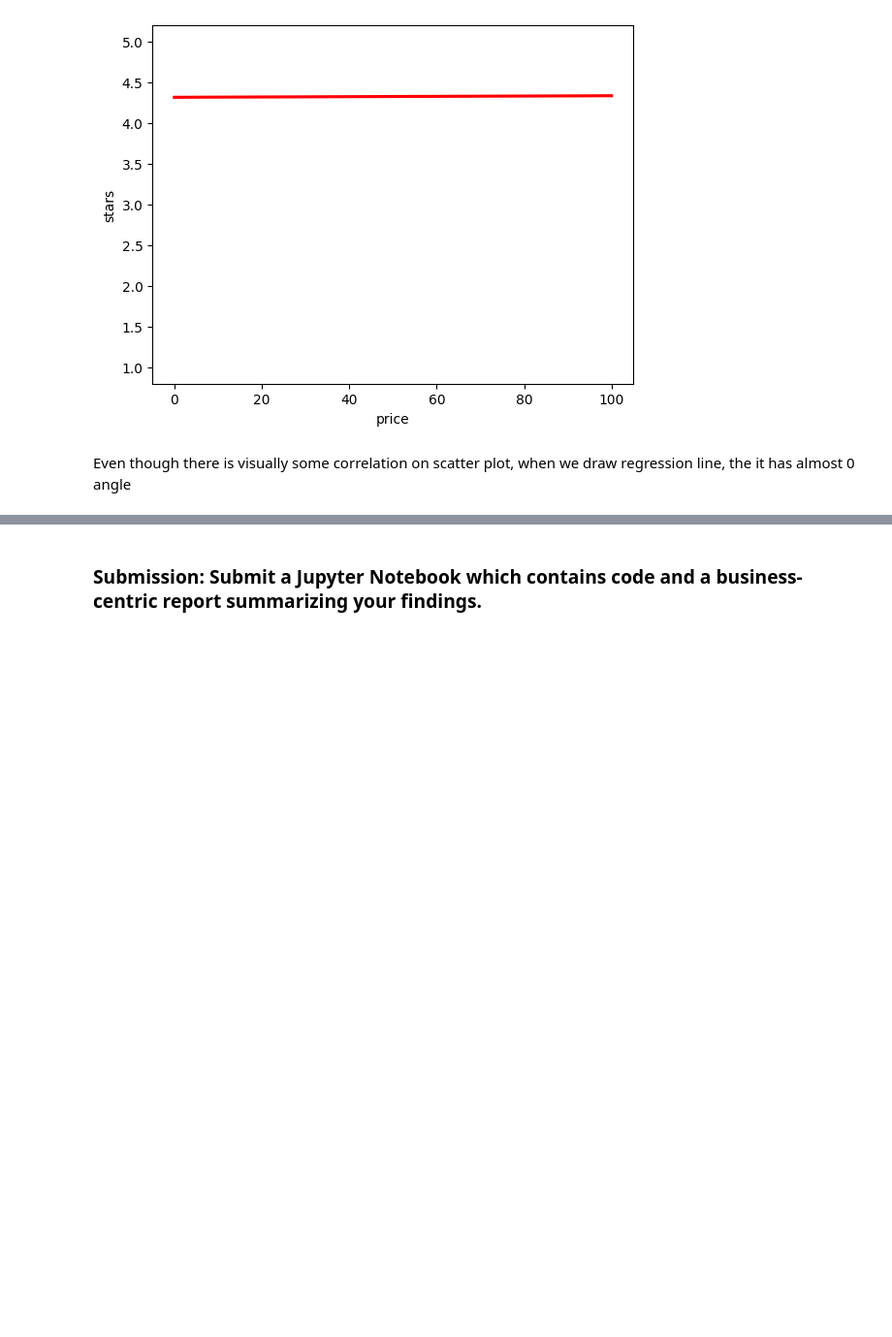
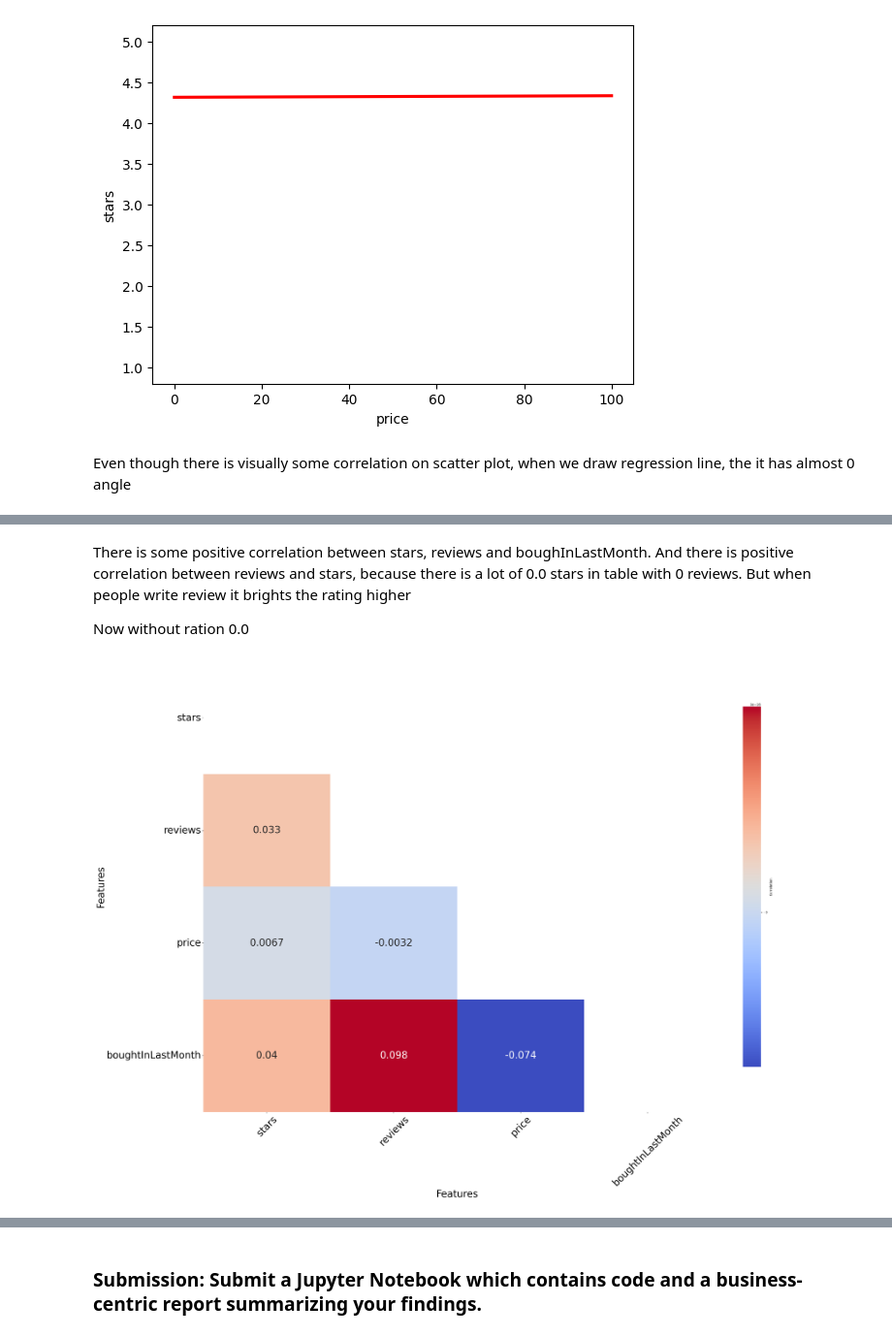
Before and after one commit to data-bootcamp-v4/lab-eda-bivariate, a Jupyter notebook: code.ipynb, the cells around one changed output, grey strips where cells are left out. Shown at 97% size. Cells and saved outputs as stored; diff of their text form; code cells hidden in the pictures; blank space fills up the shorter version.

```diff
--- a/code.ipynb
+++ b/code.ipynb
@@ -266,0 +310,35 @@ Even though there is visually some correlation on scatter plot, when we draw reg
+# %% [markdown]
+There is some positive correlation between stars, reviews and boughInLastMonth. And there is positive correlation between reviews and stars, because there is a lot of 0.0 stars in table with 0 reviews. But when people write review it brights the rating higher
+
+Now without ration 0.0
+# %%
+import numpy as np
+import matplotlib.pyplot as plt
+import seaborn as sns
+
+# Example correlation heatmap
+correlation_matrix = data_without_outliers_with_positive_stars[numerical_columns].corr()
+mask = np.triu(np.ones_like(correlation_matrix, dtype=bool))
+
+plt.figure(figsize=(35, 25))
+
+sns.heatmap(
+    correlation_matrix,
+    mask=mask,
+    annot=True,
+    cmap="coolwarm",
+    annot_kws={"size": 30},   # size of numbers inside the squares
+    cbar_kws={"label": "Correlation", "shrink": 0.8, "ticks": np.arange(-1, 1.1, 0.2)}
+)
+
+# Axis labels
+plt.xlabel("Features", fontsize=30)
+plt.ylabel("Features", fontsize=30)
+
+# Tick labels
+plt.xticks(fontsize=30, rotation=45)
+plt.yticks(fontsize=30, rotation=0)
+
+plt.show()
+# %% [output]
+[figure, added]
```
Also changed, not shown: parts of 13 cells of this notebook.
